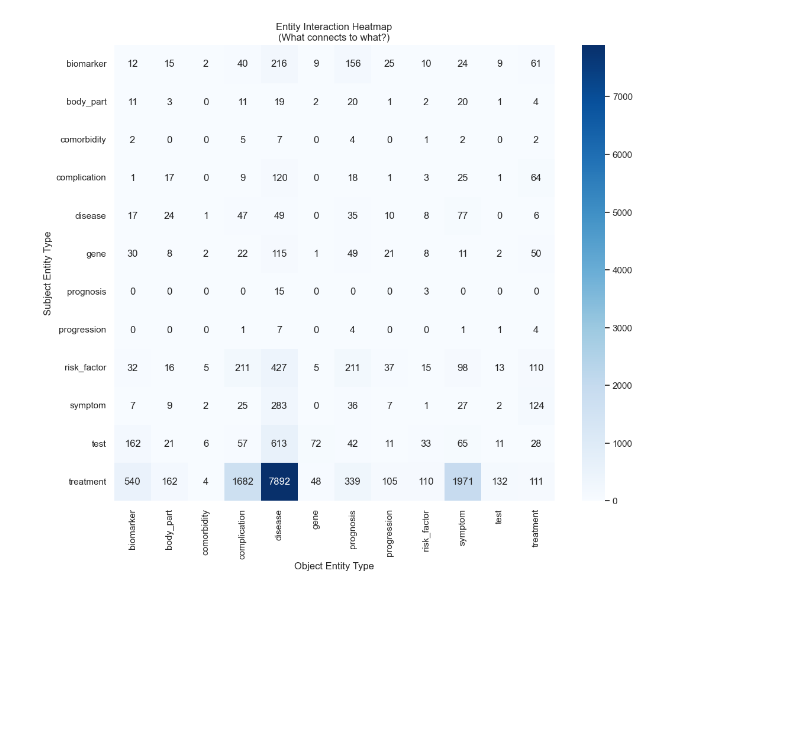
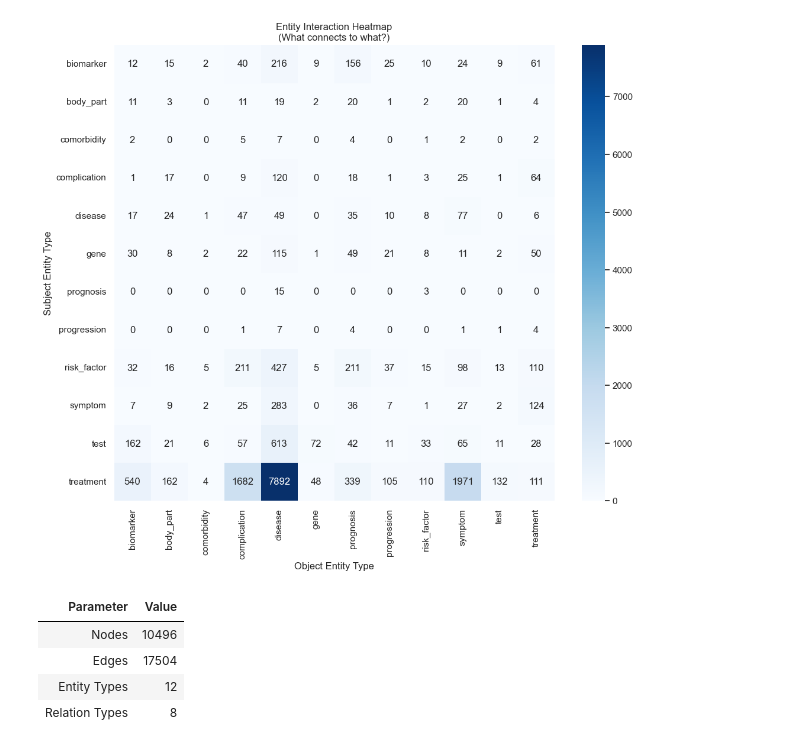
Before and after one commit to lkshmn/OncoGraphRAG, a Jupyter notebook: backend/Notebooks/eval_stats.ipynb, the cells around one changed output. Saved outputs shown, nothing was run; the diff lists cells and outputs as text; code cells hidden in the pictures; blank space fills up the shorter version.

Commit message:
paper stats generation

```diff
--- a/backend/Notebooks/relation_stats.ipynb
+++ b/backend/Notebooks/eval_stats.ipynb
@@ -166,3 +166,29 @@ plt.ylabel('Subject Entity Type')
 plt.show()
 # %% [output]
 [figure]
+# %%
+# --- Overall Knowledge Graph Statistics ---
+# Unique nodes = unique entity names across both subject and object positions
+all_entities = pd.concat([
+    df[['entity1_name', 'entity1_type']].rename(columns={'entity1_name': 'name', 'entity1_type': 'type'}),
+    df[['entity2_name', 'entity2_type']].rename(columns={'entity2_name': 'name', 'entity2_type': 'type'}),
+]).drop_duplicates(subset='name')
+
+stats = pd.DataFrame({
+    'Parameter': ['Nodes', 'Edges', 'Entity Types', 'Relation Types'],
+    'Value': [
+        len(all_entities),
+        len(df),
+        df[['entity1_type', 'entity2_type']].stack().nunique(),
+        df['relation_type'].nunique(),
+    ]
+})
+
+# Display as a styled table
+stats.style.hide(axis='index').set_properties(**{'text-align': 'left'})
+# %% [output]
+| Parameter | Value |
+| Nodes | 10496 |
+| Edges | 17504 |
+| Entity Types | 12 |
+| Relation Types | 8 |
```
Also changed, not shown: parts of 5 cells of this notebook, 1 other file.
